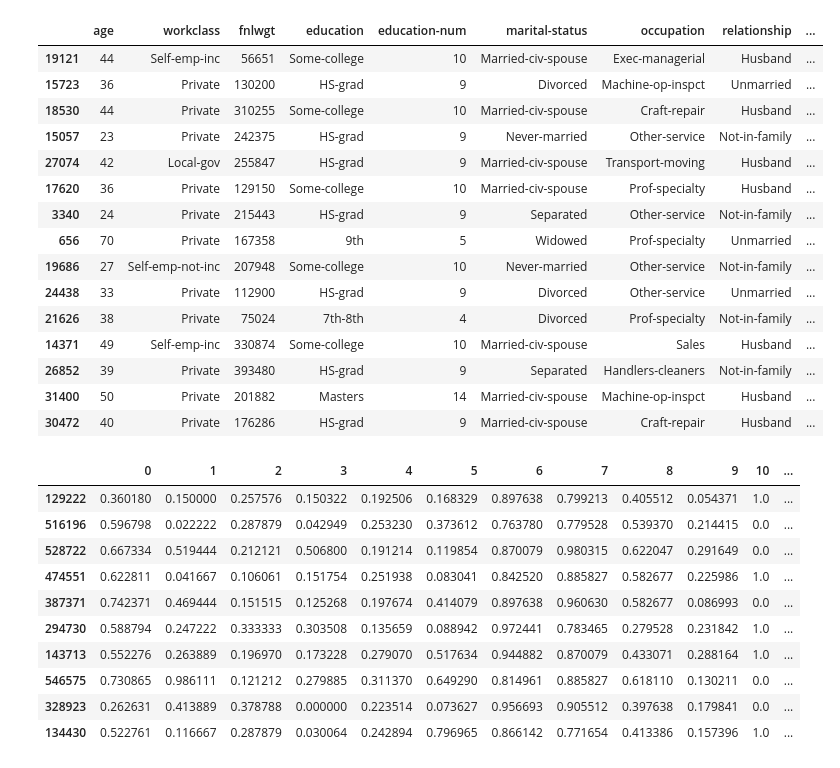
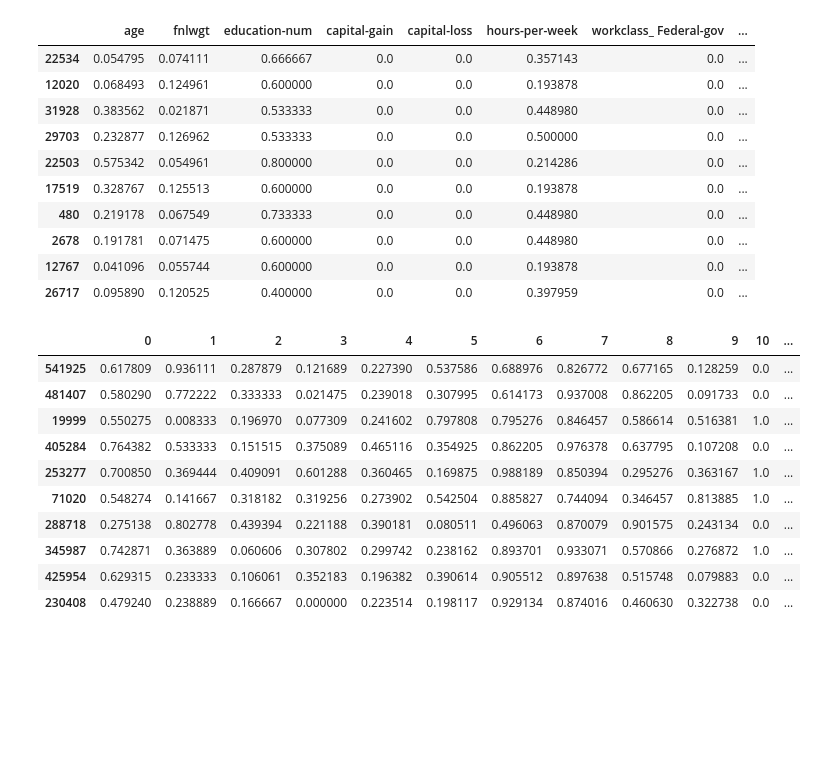
Before and after one commit to justintheyang/novelsearch_icml, a Jupyter notebook: ICML.ipynb, the cells around one changed output. Saved outputs shown, nothing was run; the diff lists cells and outputs as text; code cells hidden in the pictures; blank space fills up the shorter version.

```diff
--- a/ICML.ipynb
+++ b/ICML.ipynb
@@ -29,27 +39,30 @@ pd.set_option('display.width', 1000)
 # %%
 imp_mean = SimpleImputer(missing_values=" ?", strategy="most_frequent").fit(adult_df)
 adult_df = pd.DataFrame(imp_mean.transform(adult_df), columns=adult_df.columns)
+adult_df = pd.get_dummies(adult_df, columns = ['workclass', 'education', 'marital-status', 'occupation',
+                                               'relationship', 'race', 'sex', 'native-country'])
+# convert prediction data into binary labels
+pred = np.where(adult_df['pred'] == ' >50K',1,0)
+adult_df.drop(columns=['pred'], inplace=True)
 
-# convert prediction data into binary labels
-adult_df['dat'] = np.where(adult_df['dat'] == ' >50K',1,0)
-adult_df.sample(15)
+# scale quantitative data
+scaler = MinMaxScaler().fit(adult_df)
+adult_df = pd.DataFrame(scaler.transform(adult_df),columns=adult_df.columns)
+adult_df['pred'] = pred
+
+adult_df.sample(10)
 # %% [output]
-|  | age | workclass | fnlwgt | education | education-num | marital-status | occupation | relationship | ... |
-| 19121 | 44 | Self-emp-inc | 56651 | Some-college | 10 | Married-civ-spouse | Exec-managerial | Husband | ... |
-| 15723 | 36 | Private | 130200 | HS-grad | 9 | Divorced | Machine-op-inspct | Unmarried | ... |
-| 18530 | 44 | Private | 310255 | Some-college | 10 | Married-civ-spouse | Craft-repair | Husband | ... |
-| 15057 | 23 | Private | 242375 | HS-grad | 9 | Never-married | Other-service | Not-in-family | ... |
-| 27074 | 42 | Local-gov | 255847 | HS-grad | 9 | Married-civ-spouse | Transport-moving | Husband | ... |
-| 17620 | 36 | Private | 129150 | Some-college | 10 | Married-civ-spouse | Prof-specialty | Husband | ... |
-| 3340 | 24 | Private | 215443 | HS-grad | 9 | Separated | Other-service | Not-in-family | ... |
-| 656 | 70 | Private | 167358 | 9th | 5 | Widowed | Prof-specialty | Unmarried | ... |
-| 19686 | 27 | Self-emp-not-inc | 207948 | Some-college | 10 | Never-married | Other-service | Not-in-family | ... |
-| 24438 | 33 | Private | 112900 | HS-grad | 9 | Divorced | Other-service | Unmarried | ... |
-| 21626 | 38 | Private | 75024 | 7th-8th | 4 | Divorced | Prof-specialty | Not-in-family | ... |
-| 14371 | 49 | Self-emp-inc | 330874 | Some-college | 10 | Married-civ-spouse | Sales | Husband | ... |
-| 26852 | 39 | Private | 393480 | HS-grad | 9 | Separated | Handlers-cleaners | Not-in-family | ... |
-| 31400 | 50 | Private | 201882 | Masters | 14 | Married-civ-spouse | Machine-op-inspct | Husband | ... |
-| 30472 | 40 | Private | 176286 | HS-grad | 9 | Married-civ-spouse | Craft-repair | Husband | ... |
+|  | age | fnlwgt | education-num | capital-gain | capital-loss | hours-per-week | workclass_ Federal-gov | ... |
+| 22534 | 0.054795 | 0.074111 | 0.666667 | 0.0 | 0.0 | 0.357143 | 0.0 | ... |
+| 12020 | 0.068493 | 0.124961 | 0.600000 | 0.0 | 0.0 | 0.193878 | 0.0 | ... |
+| 31928 | 0.383562 | 0.021871 | 0.533333 | 0.0 | 0.0 | 0.448980 | 0.0 | ... |
+| 29703 | 0.232877 | 0.126962 | 0.533333 | 0.0 | 0.0 | 0.500000 | 0.0 | ... |
+| 22503 | 0.575342 | 0.054961 | 0.800000 | 0.0 | 0.0 | 0.214286 | 0.0 | ... |
+| 17519 | 0.328767 | 0.125513 | 0.600000 | 0.0 | 0.0 | 0.193878 | 0.0 | ... |
+| 480 | 0.219178 | 0.067549 | 0.733333 | 0.0 | 0.0 | 0.448980 | 0.0 | ... |
+| 2678 | 0.191781 | 0.071475 | 0.600000 | 0.0 | 0.0 | 0.448980 | 0.0 | ... |
+| 12767 | 0.041096 | 0.055744 | 0.600000 | 0.0 | 0.0 | 0.193878 | 0.0 | ... |
+| 26717 | 0.095890 | 0.120525 | 0.400000 | 0.0 | 0.0 | 0.397959 | 0.0 | ... |
 # %%
 pred_column = covtype_df[54]
 positive_label = pred_column.value_counts().index[0]
@@ -61,18 +74,18 @@ covtype_df.drop(columns=[54],inplace=True)
 # %%
 scaler = MinMaxScaler().fit(covtype_df)
 covtype_df = pd.DataFrame(scaler.transform(covtype_df),columns=covtype_df.columns)
-covtype_df.insert(54,54,pred_column,True)
+covtype_df.insert(54,'pred',pred_column,True)
 covtype_df.sample(10)
 # %% [output]
 |  | 0 | 1 | 2 | 3 | 4 | 5 | 6 | 7 | 8 | 9 | 10 | ... |
-| 129222 | 0.360180 | 0.150000 | 0.257576 | 0.150322 | 0.192506 | 0.168329 | 0.897638 | 0.799213 | 0.405512 | 0.054371 | 1.0 | ... |
-| 516196 | 0.596798 | 0.022222 | 0.287879 | 0.042949 | 0.253230 | 0.373612 | 0.763780 | 0.779528 | 0.539370 | 0.214415 | 0.0 | ... |
-| 528722 | 0.667334 | 0.519444 | 0.212121 | 0.506800 | 0.191214 | 0.119854 | 0.870079 | 0.980315 | 0.622047 | 0.291649 | 0.0 | ... |
-| 474551 | 0.622811 | 0.041667 | 0.106061 | 0.151754 | 0.251938 | 0.083041 | 0.842520 | 0.885827 | 0.582677 | 0.225986 | 1.0 | ... |
-| 387371 | 0.742371 | 0.469444 | 0.151515 | 0.125268 | 0.197674 | 0.414079 | 0.897638 | 0.960630 | 0.582677 | 0.086993 | 0.0 | ... |
-| 294730 | 0.588794 | 0.247222 | 0.333333 | 0.303508 | 0.135659 | 0.088942 | 0.972441 | 0.783465 | 0.279528 | 0.231842 | 1.0 | ... |
-| 143713 | 0.552276 | 0.263889 | 0.196970 | 0.173228 | 0.279070 | 0.517634 | 0.944882 | 0.870079 | 0.433071 | 0.288164 | 1.0 | ... |
-| 546575 | 0.730865 | 0.986111 | 0.121212 | 0.279885 | 0.311370 | 0.649290 | 0.814961 | 0.885827 | 0.618110 | 0.130211 | 0.0 | ... |
-| 328923 | 0.262631 | 0.413889 | 0.378788 | 0.000000 | 0.223514 | 0.073627 | 0.956693 | 0.905512 | 0.397638 | 0.179841 | 0.0 | ... |
-| 134430 | 0.522761 | 0.116667 | 0.287879 | 0.030064 | 0.242894 | 0.796965 | 0.866142 | 0.771654 | 0.413386 | 0.157396 | 1.0 | ... |
+| 541925 | 0.617809 | 0.936111 | 0.287879 | 0.121689 | 0.227390 | 0.537586 | 0.688976 | 0.826772 | 0.677165 | 0.128259 | 0.0 | ... |
+| 481407 | 0.580290 | 0.772222 | 0.333333 | 0.021475 | 0.239018 | 0.307995 | 0.614173 | 0.937008 | 0.862205 | 0.091733 | 0.0 | ... |
+| 19999 | 0.550275 | 0.008333 | 0.196970 | 0.077309 | 0.241602 | 0.797808 | 0.795276 | 0.846457 | 0.586614 | 0.516381 | 1.0 | ... |
+| 405284 | 0.764382 | 0.533333 | 0.151515 | 0.375089 | 0.465116 | 0.354925 | 0.862205 | 0.976378 | 0.637795 | 0.107208 | 0.0 | ... |
+| 253277 | 0.700850 | 0.369444 | 0.409091 | 0.601288 | 0.360465 | 0.169875 | 0.988189 | 0.850394 | 0.295276 | 0.363167 | 1.0 | ... |
+| 71020 | 0.548274 | 0.141667 | 0.318182 | 0.319256 | 0.273902 | 0.542504 | 0.885827 | 0.744094 | 0.346457 | 0.813885 | 1.0 | ... |
+| 288718 | 0.275138 | 0.802778 | 0.439394 | 0.221188 | 0.390181 | 0.080511 | 0.496063 | 0.870079 | 0.901575 | 0.243134 | 0.0 | ... |
+| 345987 | 0.742871 | 0.363889 | 0.060606 | 0.307802 | 0.299742 | 0.238162 | 0.893701 | 0.933071 | 0.570866 | 0.276872 | 1.0 | ... |
+| 425954 | 0.629315 | 0.233333 | 0.106061 | 0.352183 | 0.196382 | 0.390614 | 0.905512 | 0.897638 | 0.515748 | 0.079883 | 0.0 | ... |
+| 230408 | 0.479240 | 0.238889 | 0.166667 | 0.000000 | 0.223514 | 0.198117 | 0.929134 | 0.874016 | 0.460630 | 0.322738 | 0.0 | ... |
 # %%
```
Also changed, not shown: parts of 33 cells of this notebook, 2 other files.
